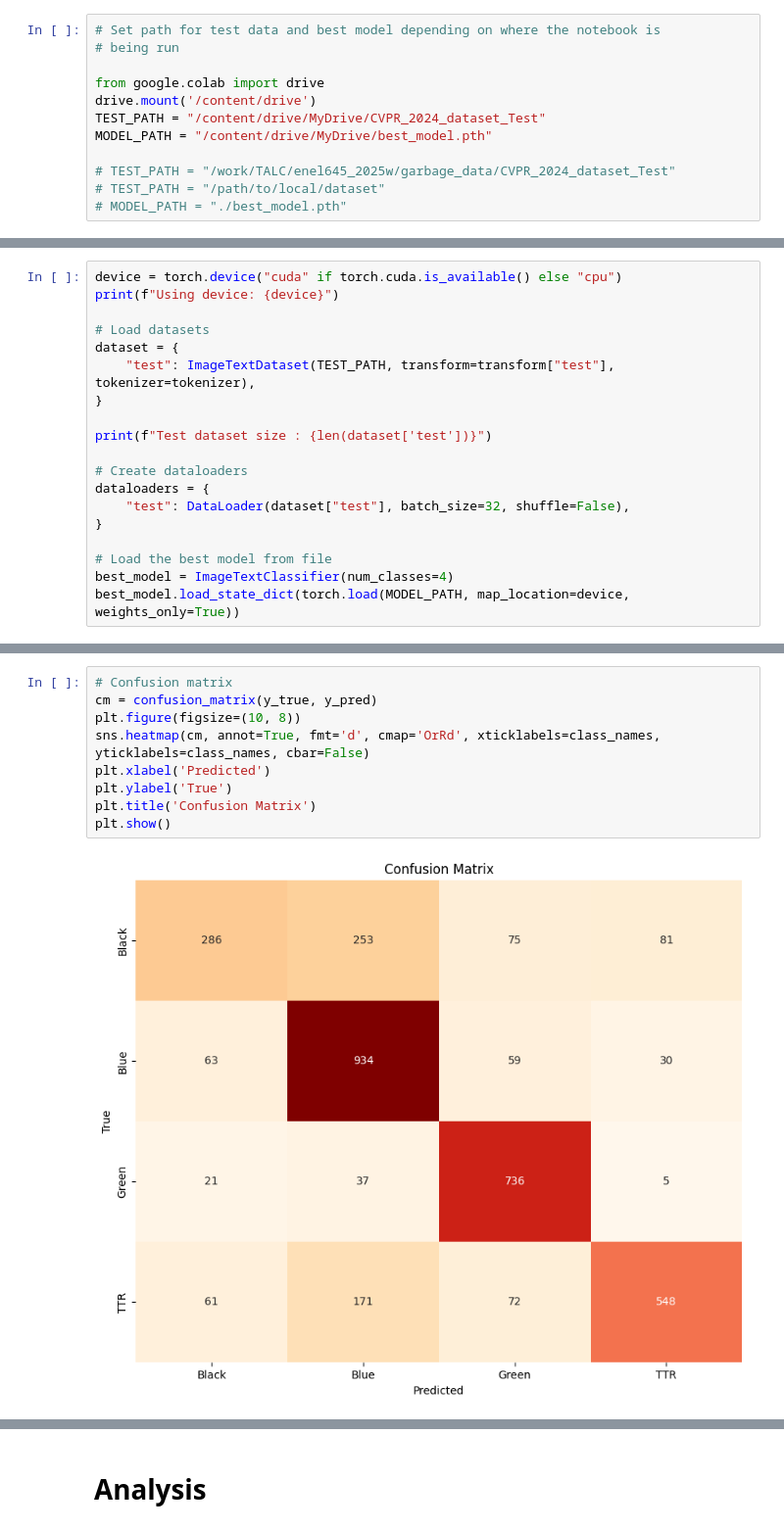
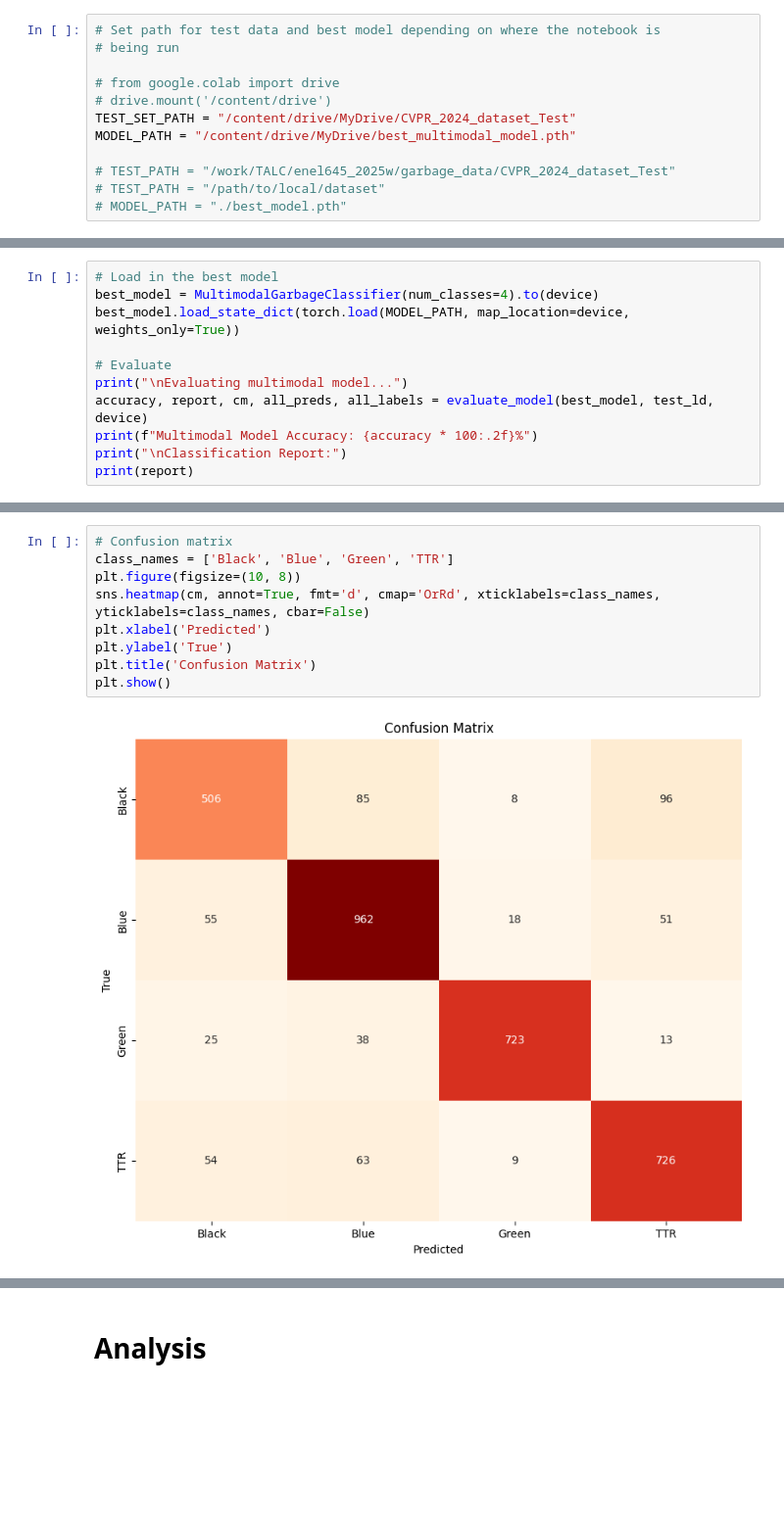
Before and after one commit to destinsaba/GarbageClassifier, a Jupyter notebook: predictionResults.ipynb, the cells around one changed output, grey strips where cells are left out. Shown: that part at 98% size. Drawn from its saved outputs; the diff is of its cells as text; blank space fills up the shorter version.

Commit message:
Switched to new model

```diff
--- a/predictionResults.ipynb
+++ b/predictionResults.ipynb
@@ -34,10 +40,10 @@ cpu
 # Set path for test data and best model depending on where the notebook is
 # being run
 
-from google.colab import drive
-drive.mount('/content/drive')
-TEST_PATH = "/content/drive/MyDrive/CVPR_2024_dataset_Test"
-MODEL_PATH = "/content/drive/MyDrive/best_model.pth"
+# from google.colab import drive
+# drive.mount('/content/drive')
+TEST_SET_PATH = "/content/drive/MyDrive/CVPR_2024_dataset_Test"
+MODEL_PATH = "/content/drive/MyDrive/best_multimodal_model.pth"
 
 # TEST_PATH = "/work/TALC/enel645_2025w/garbage_data/CVPR_2024_dataset_Test"
 # TEST_PATH = "/path/to/local/dataset"
@@ -191,19 +112,0 @@ Now we preprocess the test set and load in the best model for evaluation:
-# %%
-device = torch.device("cuda" if torch.cuda.is_available() else "cpu")
-print(f"Using device: {device}")
-
-# Load datasets
-dataset = {
-    "test": ImageTextDataset(TEST_PATH, transform=transform["test"], tokenizer=tokenizer),
-}
-
-print(f"Test dataset size : {len(dataset['test'])}")
-
-# Create dataloaders
-dataloaders = {
-    "test": DataLoader(dataset["test"], batch_size=32, shuffle=False),
-}
-
-# Load the best model from file
-best_model = ImageTextClassifier(num_classes=4)
-best_model.load_state_dict(torch.load(MODEL_PATH, map_location=device, weights_only=True))
@@ -230,0 +113,11 @@ with torch.no_grad():
+# %%
+# Load in the best model
+best_model = MultimodalGarbageClassifier(num_classes=4).to(device)
+best_model.load_state_dict(torch.load(MODEL_PATH, map_location=device, weights_only=True))
+
+# Evaluate
+print("\nEvaluating multimodal model...")
+accuracy, report, cm, all_preds, all_labels = evaluate_model(best_model, test_ld, device)
+print(f"Multimodal Model Accuracy: {accuracy * 100:.2f}%")
+print("\nClassification Report:")
+print(report)
@@ -281,11 +169,11 @@ plt.show()
 # %%
 # Confusion matrix
-cm = confusion_matrix(y_true, y_pred)
+class_names = ['Black', 'Blue', 'Green', 'TTR']
 plt.figure(figsize=(10, 8))
 sns.heatmap(cm, annot=True, fmt='d', cmap='OrRd', xticklabels=class_names, yticklabels=class_names, cbar=False)
 plt.xlabel('Predicted')
 plt.ylabel('True')
 plt.title('Confusion Matrix')
 plt.show()
 # %% [output]
-[figure, old version]
+[figure, new version]
```
Also changed, not shown: parts of 17 cells of this notebook.
